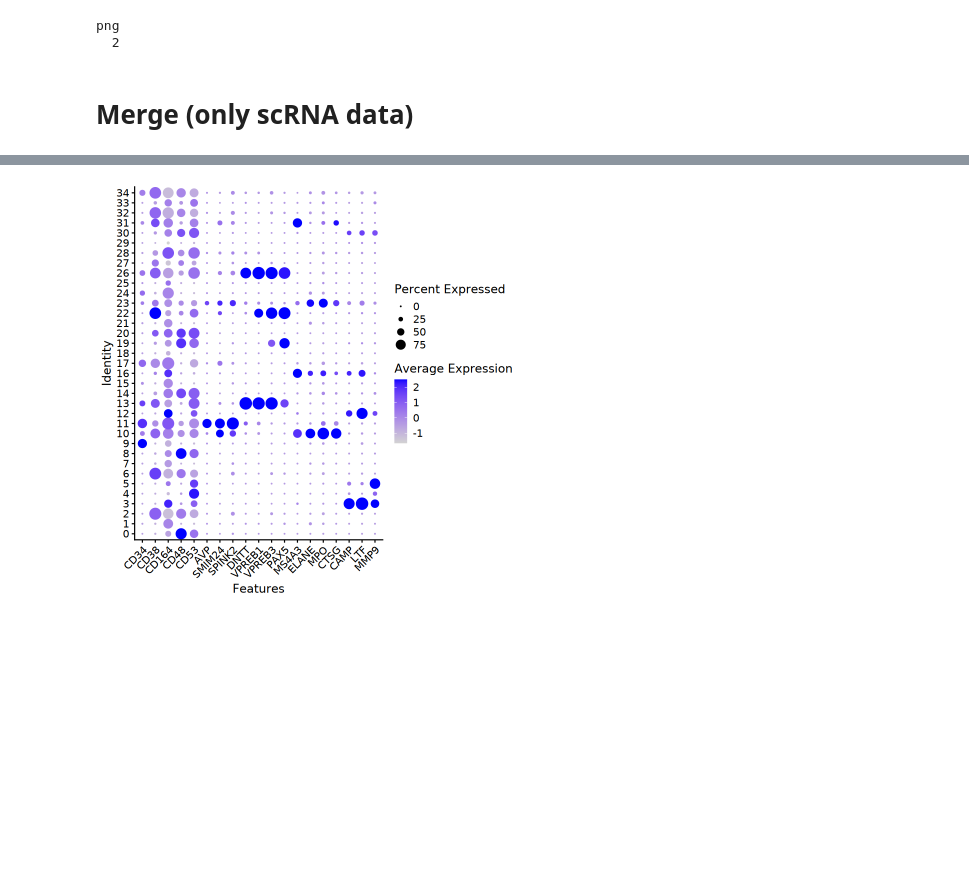
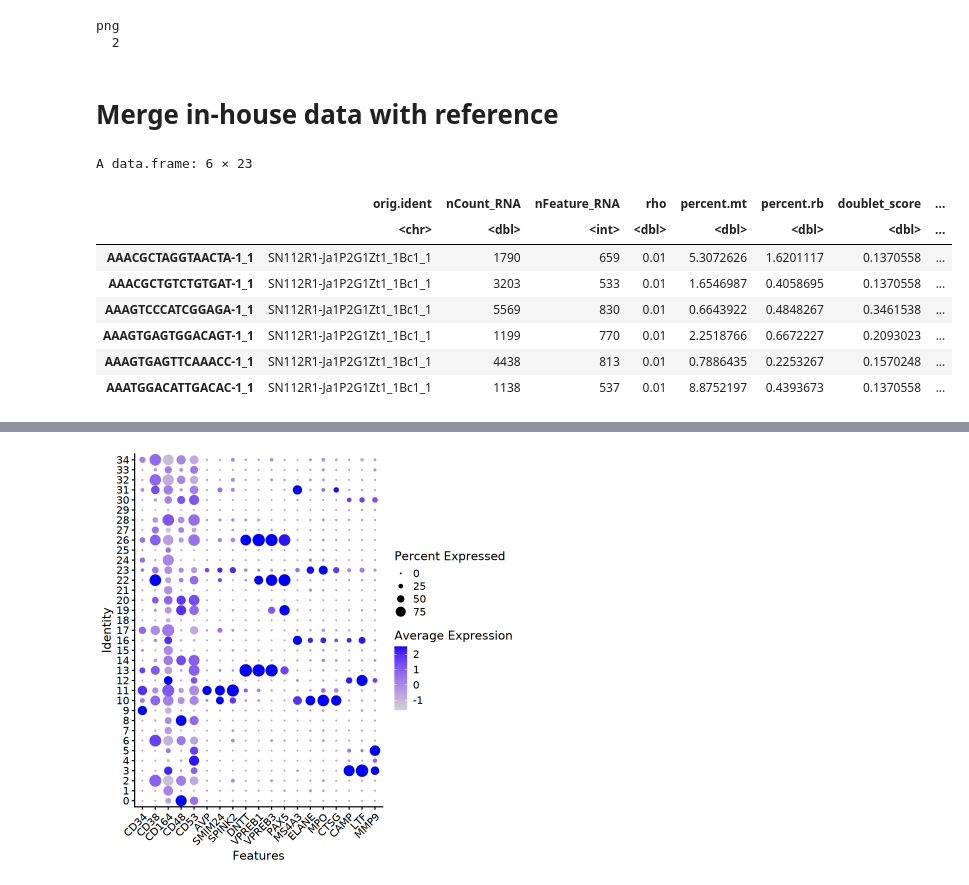
Before and after one commit to WHChou/SenNet_bone, a Jupyter notebook: Integrate reference.ipynb, the cells around one changed output, grey strips where cells are left out. Drawn from its saved outputs; the diff is of its cells as text; code cells hidden in the pictures; blank space fills up the shorter version.

```diff
--- a/Integrate reference.ipynb
+++ b/Integrate reference.ipynb
@@ -373,4 +422,19 @@ To disable this behavior set `raster=FALSE`
 png
   2
 # %% [markdown]
-# Merge (only scRNA data)
+# Merge in-house data with reference
+# %%
+bm_new <- readRDS("/diskmnt/Projects/SenNet_analysis/Main.analysis/bm/scRNA/merged/06182024_WC/merge_06182024_WC.rds")
+bm_ref_merge <- readRDS("RDS/bm_RefMerge_Tan_Grimes_v1_NoIntegration.rds")
+# %%
+head(bm_new[[]])
+# %% [output]
+A data.frame: 6 × 23
+|  | orig.ident | nCount_RNA | nFeature_RNA | rho | percent.mt | percent.rb | doublet_score | ... |
+|  | <chr> | <dbl> | <int> | <dbl> | <dbl> | <dbl> | <dbl> | ... |
+| AAACGCTAGGTAACTA-1_1 | SN112R1-Ja1P2G1Zt1_1Bc1_1 | 1790 | 659 | 0.01 | 5.3072626 | 1.6201117 | 0.1370558 | ... |
+| AAACGCTGTCTGTGAT-1_1 | SN112R1-Ja1P2G1Zt1_1Bc1_1 | 3203 | 533 | 0.01 | 1.6546987 | 0.4058695 | 0.1370558 | ... |
+| AAAGTCCCATCGGAGA-1_1 | SN112R1-Ja1P2G1Zt1_1Bc1_1 | 5569 | 830 | 0.01 | 0.6643922 | 0.4848267 | 0.3461538 | ... |
+| AAAGTGAGTGGACAGT-1_1 | SN112R1-Ja1P2G1Zt1_1Bc1_1 | 1199 | 770 | 0.01 | 2.2518766 | 0.6672227 | 0.2093023 | ... |
+| AAAGTGAGTTCAAACC-1_1 | SN112R1-Ja1P2G1Zt1_1Bc1_1 | 4438 | 813 | 0.01 | 0.7886435 | 0.2253267 | 0.1570248 | ... |
+| AAATGGACATTGACAC-1_1 | SN112R1-Ja1P2G1Zt1_1Bc1_1 | 1138 | 537 | 0.01 | 8.8752197 | 0.4393673 | 0.1370558 | ... |
```
Also changed, not shown: parts of 18 cells of this notebook, 26 other files.
